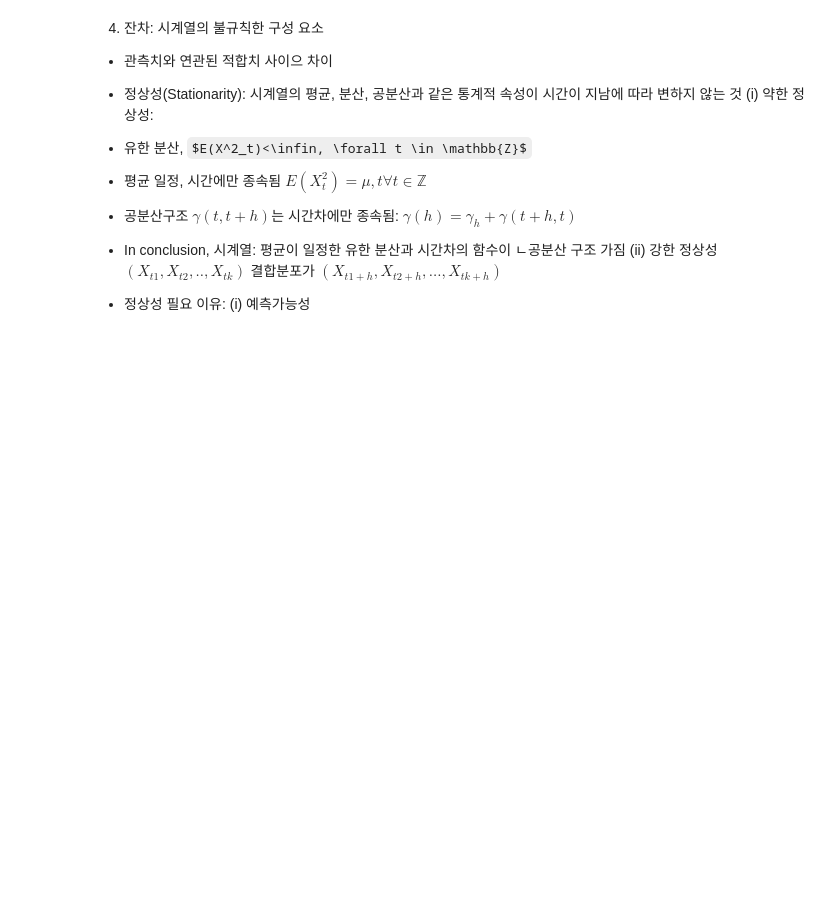
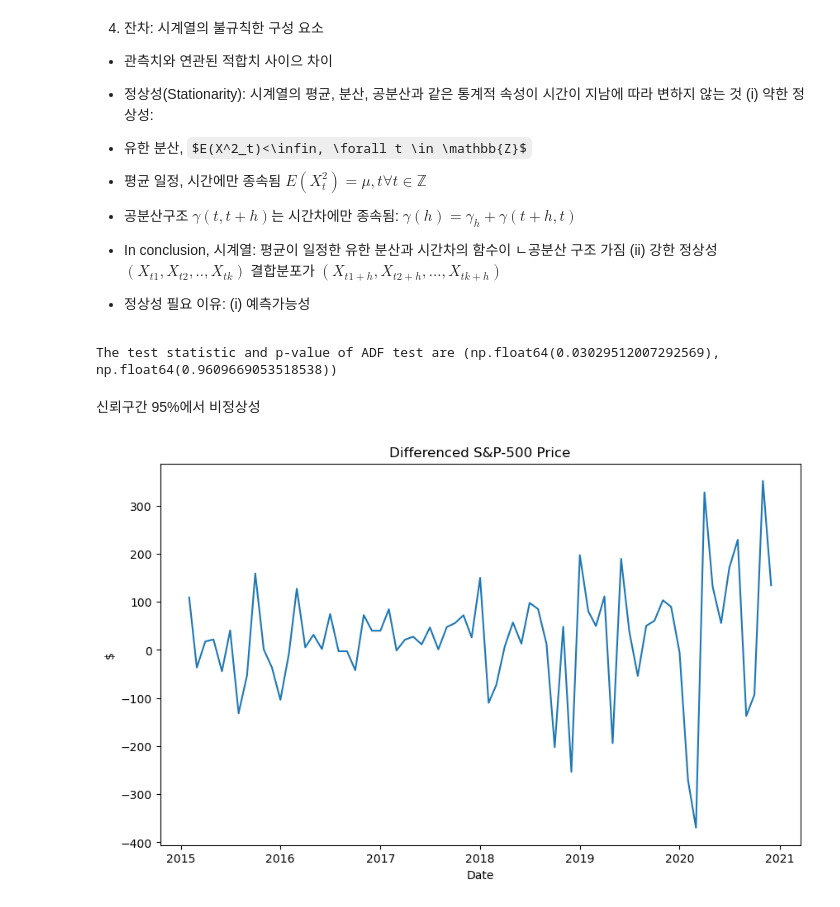
Before and after one commit to serah6057-beep/ML-For-Risk-Management, a Jupyter notebook: Ch2.ipynb, the cells around one changed output. Drawn from its saved outputs; the diff is of its cells as text; code cells hidden in the pictures; some formulas as TeX source; blank space fills up the shorter version.

```diff
--- a/Ch2.ipynb
+++ b/Ch2.ipynb
@@ -86,3 +86,20 @@ $(X_{t1},X_{t2},..,X_{tk})$ 결합분포가 $(X_{t1+h},X_{t2+h},...,X_{tk+h})$
 - 정상성 필요 이유: (i) 예측가능성
 # %%
 # 비정상성 감지 - 통계적 방법: ADF(Augmented Dickey Fuller) 테스트
+stat_test=adfuller(SP_prices)[0:2]
+print("The test statistic and p-value of ADF test are {}".format(stat_test))
+# %% [output]
+The test statistic and p-value of ADF test are (np.float64(0.03029512007292569), np.float64(0.9609669053518538))
+# %% [markdown]
+신뢰구간 95%에서 비정상성
+# %%
+# 차분 -> 정상성 제거에 효율적
+diff_SP_price=SP_prices.diff() # 현재 행 값 - 이전 행 값
+plt.figure(figsize=(10,6))
+plt.plot(diff_SP_price)
+plt.title('Differenced S&P-500 Price')
+plt.ylabel('$')
+plt.xlabel('Date')
+plt.show()
+# %% [output]
+[figure, added]
```
Also changed, not shown: parts of 37 cells of this notebook, 1 other file.
